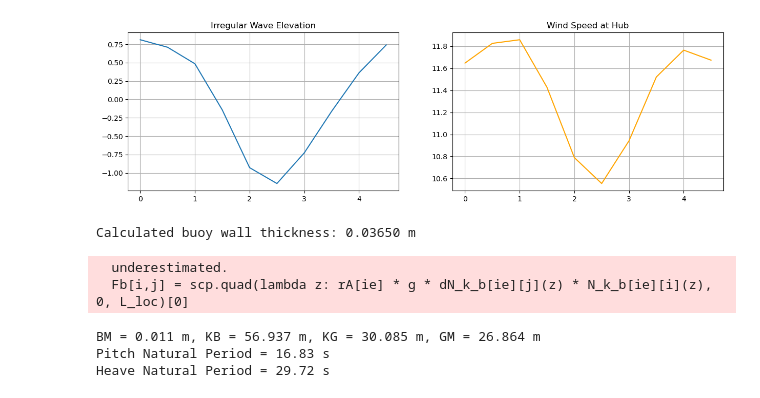
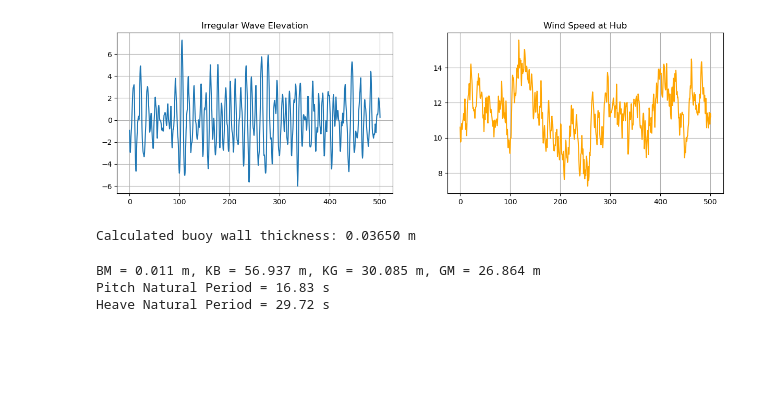
Before and after one commit to Coen10001/numerical-methods-Coen, a Jupyter notebook: CFD Formative assignments/Wind, waves and FEM.ipynb, the cells around one changed output. Drawn from its saved outputs; the diff is of its cells as text; code cells hidden in the pictures; blank space fills up the shorter version.

```diff
--- a/CFD Formative assignments/Wind, waves and FEM.ipynb
+++ b/CFD Formative assignments/Wind, waves and FEM.ipynb
@@ -129,7 +129,7 @@ def calculateWindTimeSeriesFFT(windDict):
     return out
 
 # --- DICTIONARIES & GENERATION ---
-timeInfo = {"TTrans":50, "TDur":5, "dt":0.5, "fHighCut":0.5}
+timeInfo = {"TTrans":50, "TDur":501, "dt":0.5, "fHighCut":0.5}
 wind = {"I": 0.14, "l": 340.2, "V_10": 11.4}
 wave = {"Hs": 9.14, "Tp": 13.6, "gamma": 1.0, "h": 320, "z": np.arange(-320, 1, 1)}
 
@@ -137,34 +137,34 @@ wave = {"Hs": 9.14, "Tp": 13.6, "gamma": 1.0, "h": 320, "z": np.arange(-320, 1,
 wave.update(timeInfo)
 wave["t"] = np.arange(0, wave["TDur"], wave["dt"])
 waves = calculateKinematicsFFT(calculateFreeSurfaceElevationTimeSeriesFFT(generateRandomPhases(calculateJONSWAPSpectrum(wave), seed=3)))
 # WAVE GENERATION (Executes from the inside -> out):
 # 1. calculateJONSWAPSpectrum: Creates the wave energy spectrum (frequency domain) based on Hs and Tp.
 # 2. generateRandomPhases: Assigns random phases to the spectrum frequencies so the wave is irregular (seed=3 ensures repeatability).
 # 3. calculateFreeSurfaceElevationTimeSeriesFFT: Uses IFFT to convert the spectrum & phases into a time-series surface elevation.
 # 4. calculateKinematicsFFT: Takes the elevation data and calculates sub-surface velocity, acceleration, and pressure.
 
 
 # Generate Wind
 wind.update(timeInfo)
 wind["t"] = waves["t"]
 wind = calculateWindTimeSeriesFFT(generateRandomPhases(calculateKaimalSpectrum(wind)))
 # WIND GENERATION (Executes from the inside -> out):
 # 1. calculateKaimalSpectrum: Creates the turbulent wind energy spectrum.
 # 2. generateRandomPhases: Assigns random phases for realistic, repeatable wind gusts.
 # 3. calculateWindTimeSeriesFFT: Uses IFFT to convert the spectrum into a time-series wind speed.
 
 
 # Plotting Environments
 fig, axs = plt.subplots(1, 2, figsize=(15, 4))
 axs[0].plot(waves["t"], waves["eta"])
 axs[0].set_title("Irregular Wave Elevation")
 axs[0].grid()
 axs[1].plot(wind["t"], wind["V_hub"], color='orange')
 axs[1].set_title("Wind Speed at Hub")
 axs[1].grid()
 plt.show()
 # %% [output]
-[figure, old version]
+[figure, new version]
 # %%
 # ==============================================================================
 # CELL 2: MOORING & THRUST LOOKUP TABLES
@@ -578,25 +537,25 @@ for ie in range(ne):
     for i in range(4):
         # Current force only pushes horizontally on the Surge DOFs (indices 0 and 2 of the 4x4 beam)
         if is_sub and i in [0, 2]:
-            L_cur[g_dofs[b_idx[i]]] += scp.quad(lambda z: Fcurrent_avg * N_k_b[ie][i](z), 0, L_loc)[0]
+            L_cur[g_dofs[b_idx[i]]] += scp.quad(lambda z: Fcurrent_avg * N_k_b[ie][i](z), 0, L_loc, epsabs=1e-3)[0]
 
         for j in range(4):
             # Structural Integrals
-            Mb[i,j] = scp.quad(lambda z: rA[ie] * N_k_b[ie][i](z) * N_k_b[ie][j](z), 0, L_loc)[0]
-            Kb[i,j] = scp.quad(lambda z: EI[ie] * ddN_k_b[ie][i](z) * ddN_k_b[ie][j](z) + T_self[ie] * dN_k_b[ie][j](z) * dN_k_b[ie][i](z), 0, L_loc)[0]
-            Fb[i,j] = scp.quad(lambda z: rA[ie] * g * dN_k_b[ie][j](z) * N_k_b[ie][i](z), 0, L_loc)[0]
+            Mb[i,j] = scp.quad(lambda z: rA[ie] * N_k_b[ie][i](z) * N_k_b[ie][j](z), 0, L_loc, epsabs=1e-3)[0]
+            Kb[i,j] = scp.quad(lambda z: EI[ie] * ddN_k_b[ie][i](z) * ddN_k_b[ie][j](z) + T_self[ie] * dN_k_b[ie][j](z) * dN_k_b[ie][i](z), 0, L_loc, epsabs=1e-3)[0]
+            Fb[i,j] = scp.quad(lambda z: rA[ie] * g * dN_k_b[ie][j](z) * N_k_b[ie][i](z), 0, L_loc, epsabs=1e-3)[0]
 
             # Hydrodynamic Integrals (Only if underwater)
             if is_sub:
-                Rb[i,j] = scp.quad(lambda z: rho_water * g * Rs[ie]**2 * np.pi * dN_k_b[ie][j](z) * N_k_b[ie][i](z), 0, L_loc)[0]
-                Db[i,j] = scp.quad(lambda z: 0.5 * rho_water * Cd * np.pi * Rs[ie]**2 * N_k_b[ie][j](z) * N_k_b[ie][i](z), 0, L_loc)[0]
-                Ib[i,j] = scp.quad(lambda z: rho_water * (1 + Ca) * np.pi * Rs[ie]**2 * N_k_b[ie][j](z) * N_k_b[ie][i](z), 0, L_loc)[0]
+                Rb[i,j] = scp.quad(lambda z: rho_water * g * Rs[ie]**2 * np.pi * dN_k_b[ie][j](z) * N_k_b[ie][i](z), 0, L_loc, epsabs=1e-3)[0]
+                Db[i,j] = scp.quad(lambda z: 0.5 * rho_water * Cd * np.pi * Rs[ie]**2 * N_k_b[ie][j](z) * N_k_b[ie][i](z), 0, L_loc, epsabs=1e-3)[0]
+                Ib[i,j] = scp.quad(lambda z: rho_water * (1 + Ca) * np.pi * Rs[ie]**2 * N_k_b[ie][j](z) * N_k_b[ie][i](z), 0, L_loc, epsabs=1e-3)[0]
 
     # --- Form 2x2 Rod Matrices (Axial/Heave) ---
     for i in range(2):
         for j in range(2):
-            Mr[i,j] = scp.quad(lambda z: rA[ie] * N_rod[ie][i](z) * N_rod[ie][j](z), zn[ie], zn[ie+1])[0]
-            Kr[i,j] = scp.quad(lambda z: EA[ie] * dN_rod[ie][i](z) * dN_rod[ie][j](z), zn[ie], zn[ie+1])[0]
+            Mr[i,j] = scp.quad(lambda z: rA[ie] * N_rod[ie][i](z) * N_rod[ie][j](z), zn[ie], zn[ie+1], epsabs=1e-3)[0]
+            Kr[i,j] = scp.quad(lambda z: EA[ie] * dN_rod[ie][i](z) * dN_rod[ie][j](z), zn[ie], zn[ie+1], epsabs=1e-3)[0]
 
     # --- Direct Global Injection ---
     # np.ix_ creates an open mesh grid, dropping the local matrices instantly into the correct global slots
@@ -627,9 +586,6 @@ D[1, 1] += 130000  # Bottom Heave Damping
 C = 0.01 * M + 0.01 * K  # Rayleigh Damping
 K += -Q + H_mat
 M += I_mat
-# %% [output]
-  underestimated.
-  Fb[i,j] = scp.quad(lambda z: rA[ie] * g * dN_k_b[ie][j](z) * N_k_b[ie][i](z), 0, L_loc)[0]
 # %%
 # ==============================================================================
 # CELL 7: HYDROSTATIC PROPERTIES
```
Also changed, not shown: parts of 6 cells of this notebook.
